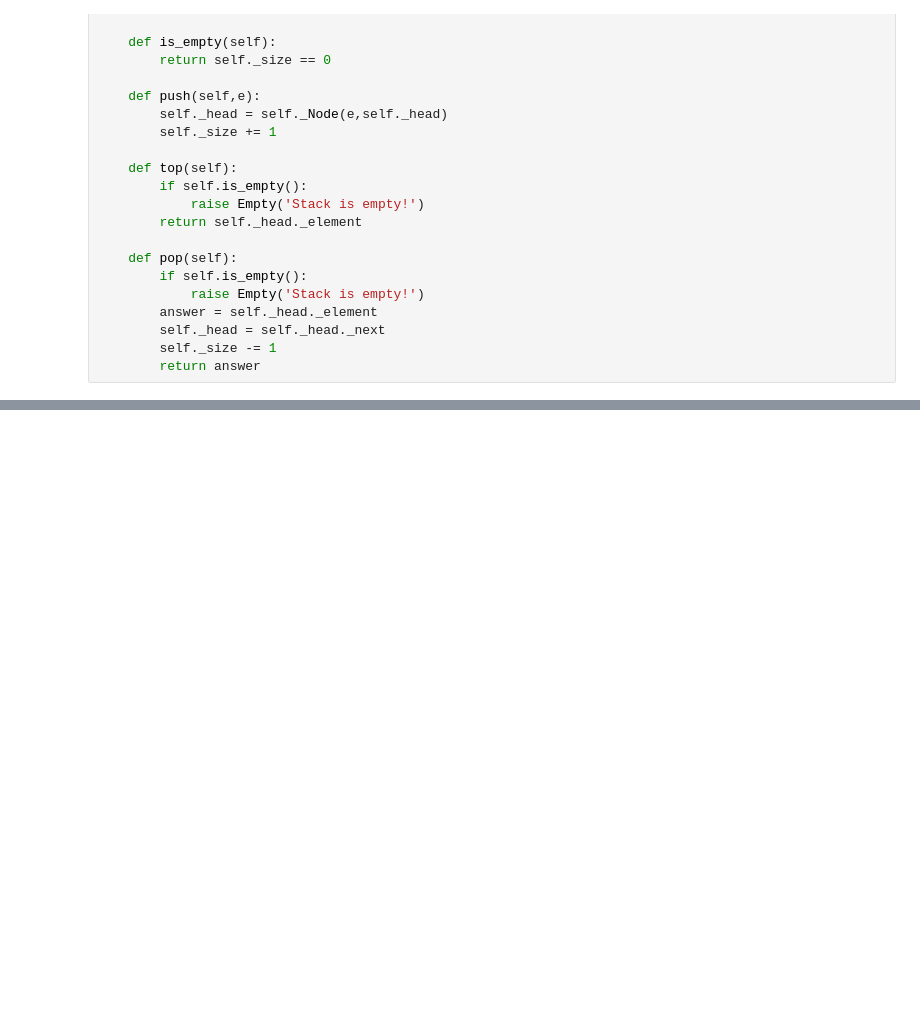
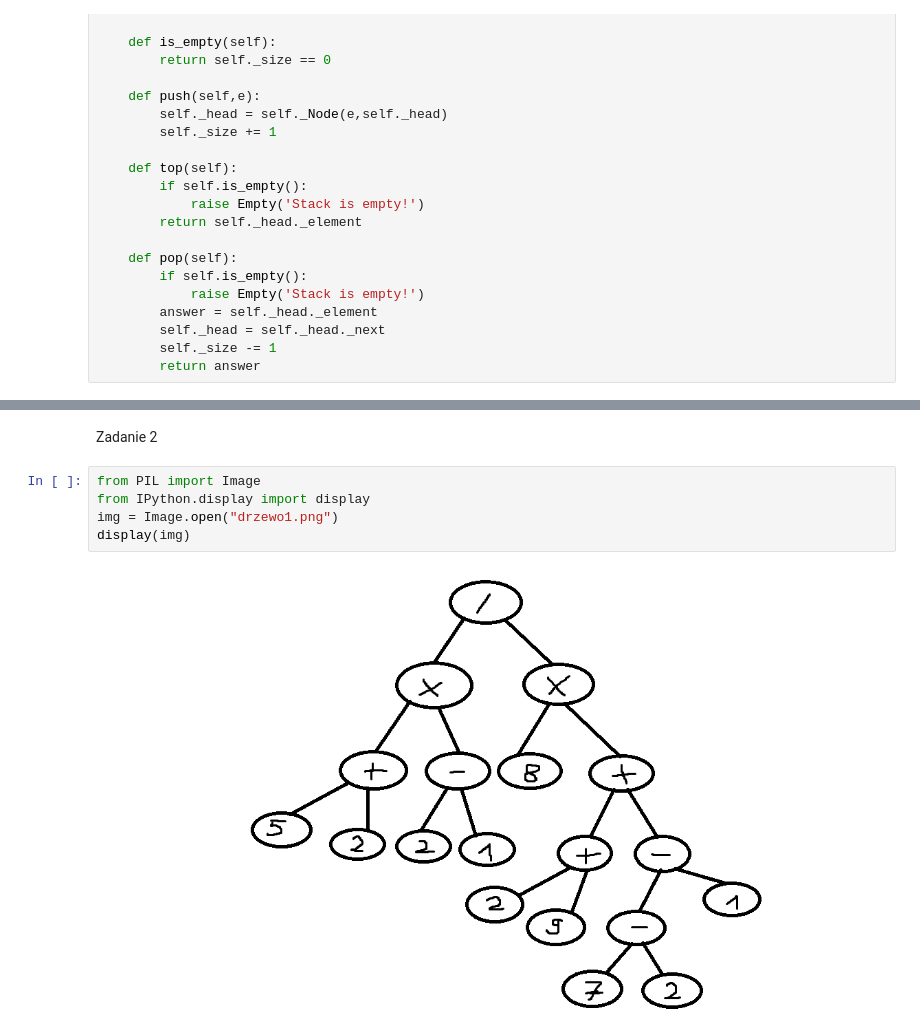
Before and after one commit to rafglo/AiSD, a Jupyter notebook: lista4/lista4.ipynb, the cells around one changed output, grey strips where cells are left out. Drawn from its saved outputs; the diff is of its cells as text; blank space fills up the shorter version.

```diff
--- a/lista4/lista4.ipynb
+++ b/lista4/lista4.ipynb
@@ -99,0 +107,9 @@ plt.show()
+# %% [markdown]
+Zadanie 2
+# %%
+from PIL import Image
+from IPython.display import display
+img = Image.open("drzewo1.png")
+display(img)
+# %% [output]
+[figure, added]
```
Also changed, not shown: parts of 11 cells of this notebook, 5 other files.
